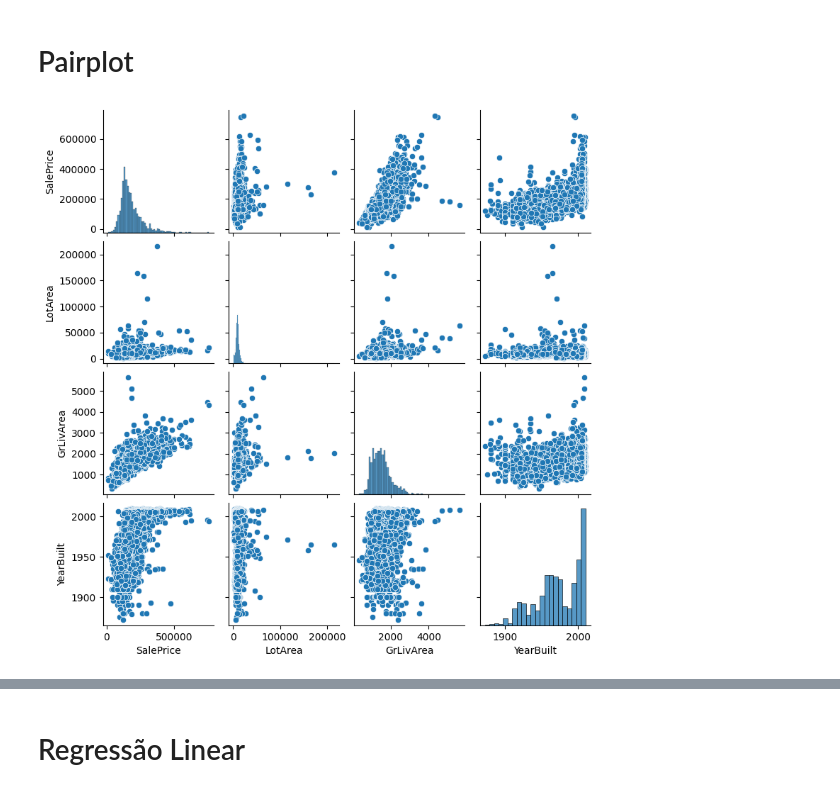
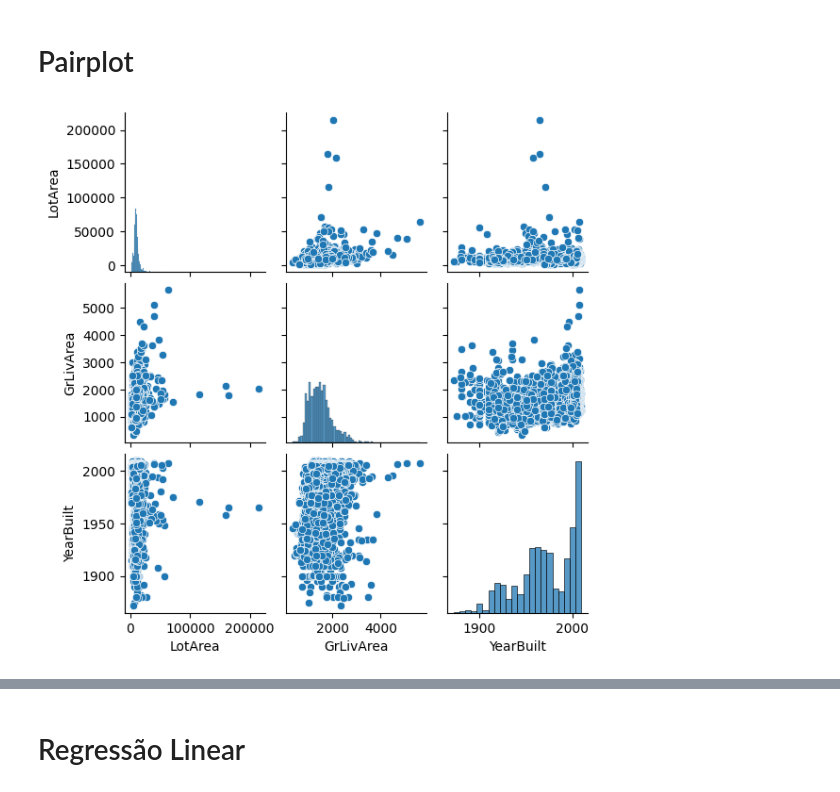
Before and after one commit to fernandosola/202412_aedi_regressao, a Jupyter notebook: notebooks/analise.ipynb, the cells around one changed output, grey strips where cells are left out. Drawn from its saved outputs; the diff is of its cells as text; code cells hidden in the pictures.

```diff
--- a/notebooks/analise.ipynb
+++ b/notebooks/analise.ipynb
@@ -1017,7 +889,7 @@ plt.show()
 # Pairplot
 # %%
 # pairplot
-sns.pairplot(df[['SalePrice', 'LotArea', 'GrLivArea', 'YearBuilt']], height=2)
+sns.pairplot(df[['LotArea', 'GrLivArea', 'YearBuilt']], height=2)
 plt.show()
 # %% [output]
-[figure, old version]
+[figure, new version]
```
Also changed, not shown: parts of 9 cells of this notebook.
